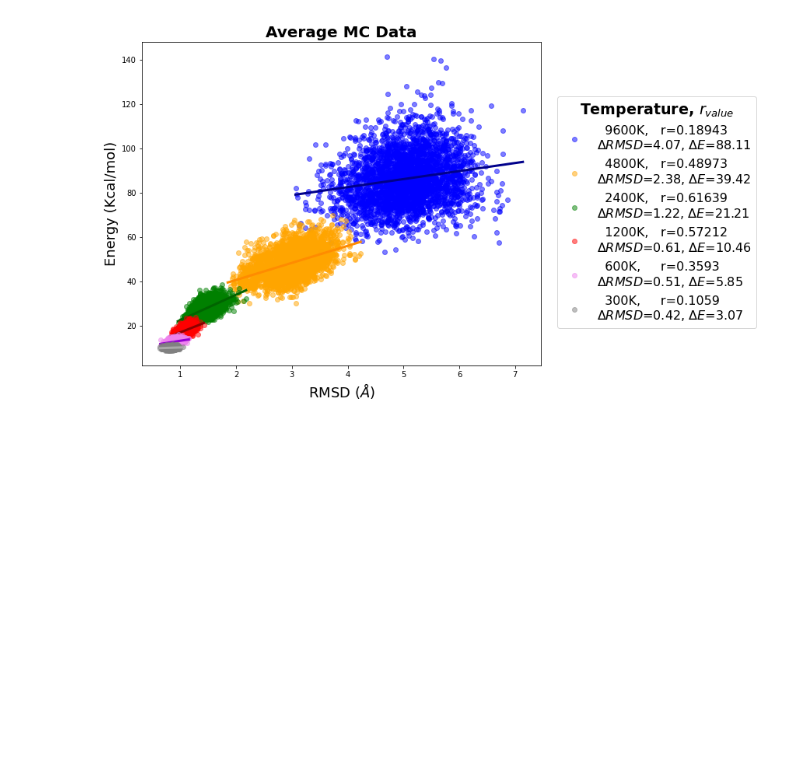
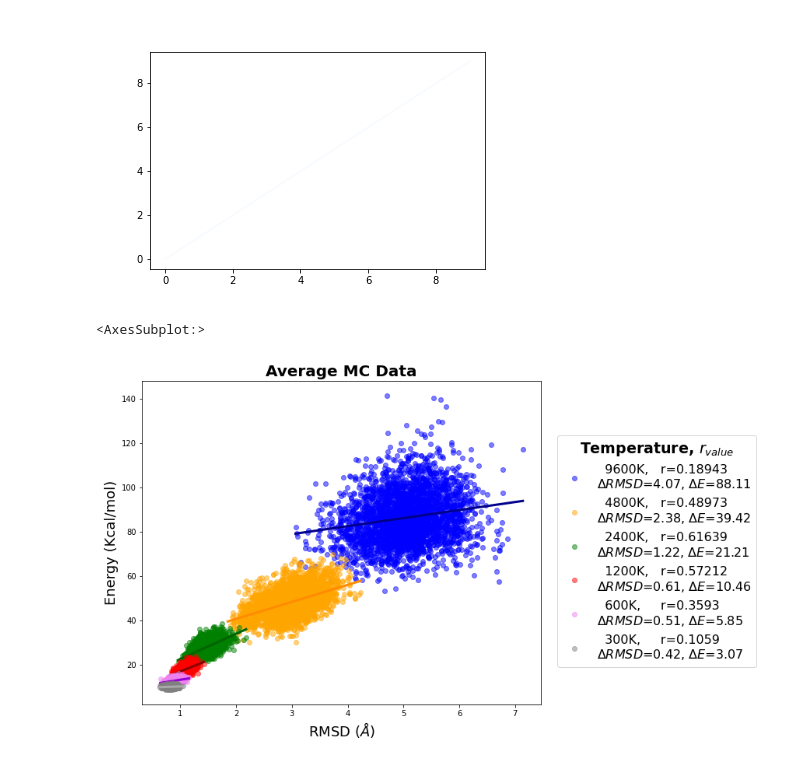
Before and after one commit to saguileran/MD-SCPI, a Jupyter notebook: NoteBooks/Plots_MC.ipynb, the cells around one changed output. Saved outputs shown, nothing was run; the diff lists cells and outputs as text; code cells hidden in the pictures; blank space fills up the shorter version.

```diff
--- a/NoteBooks/Plots_MC.ipynb
+++ b/NoteBooks/Plots_MC.ipynb
@@ -112,3 +128,21 @@ plt.suptitle('MC simulation')
+# %%
+from matplotlib import colormaps
+import matplotlib.cm as cm
+
+colors_1 = cm.Blues(np.linspace(0, 1, 10))
+
+plt.close()
+plt.figure()
+plt.plot(np.arange(10), color=colors_1[0])
+plt.show()
+
+#colormaps['Blues'][0]
+# %% [output]
+[figure, added]
+# %%
+axs[0]
+# %% [output]
+<AxesSubplot:>
 # %%
 plt.close()
 fig = plt.figure(figsize=(12,7))
```
Also changed, not shown: parts of 4 cells of this notebook.
